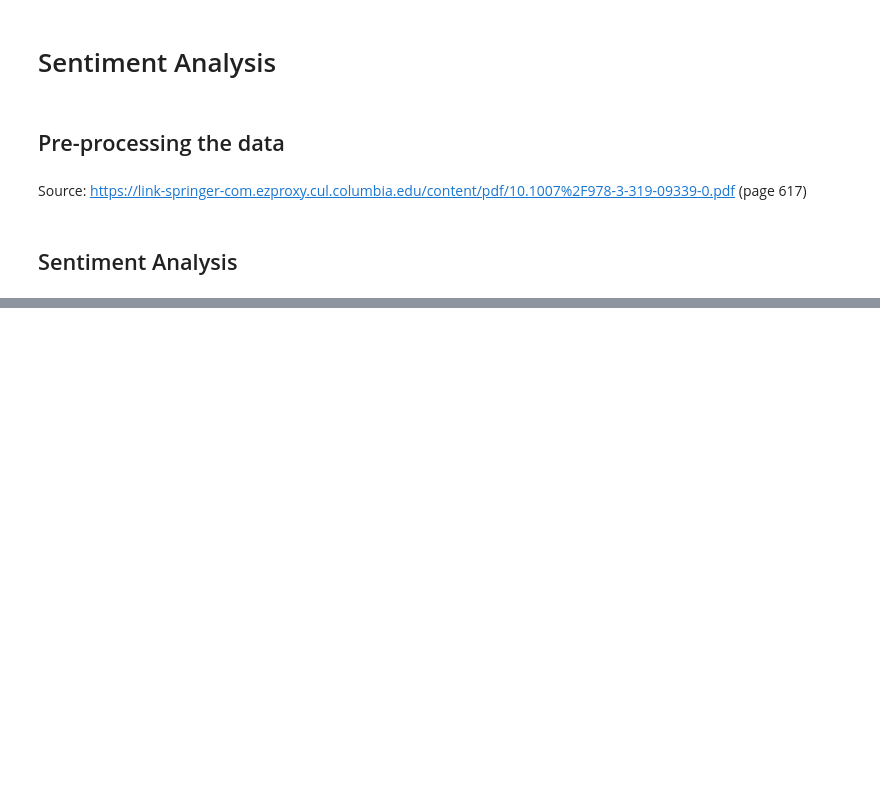
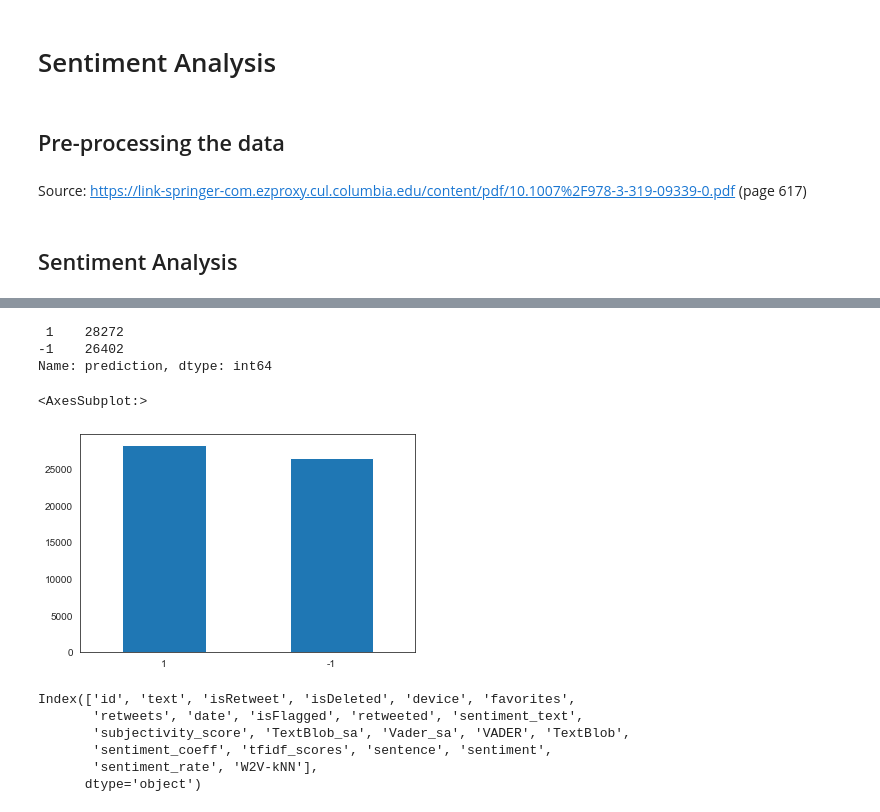
Before and after one commit to TZstatsADS/Spring2021-Project5-group2, a Jupyter notebook: doc/Sentiment Analysis.ipynb, the cells around one changed output, grey strips where cells are left out. Drawn from its saved outputs; the diff is of its cells as text; code cells hidden in the pictures; blank space fills up the shorter version.

```diff
--- a/doc/Sentiment Analysis.ipynb
+++ b/doc/Sentiment Analysis.ipynb
@@ -272,0 +489,4 @@ df.to_csv(r'../output/sentiment_analysis_clean.csv', index = False)
+# %%
+%%time
+replaced_tfidf_scores = file_weighting.apply(lambda x: replace_tfidf_words(x, transformed, features), axis=1)
+#this step takes around 3-4 minutes minutes to calculate
@@ -272,0 +496,19 @@ df.to_csv(r'../output/sentiment_analysis_clean.csv', index = False)
+# %%
+def replace_sentiment_words(word, sentiment_dict):
+    '''
+    replacing each word with its associated sentiment score from sentiment dict
+    '''
+    try:
+        out = sentiment_dict[word]
+    except KeyError:
+        out = 0
+    return out
+# %%
+replaced_closeness_scores = file_weighting.sentiment_text.apply(lambda x: list(map(lambda y: replace_sentiment_words(y, sentiment_dict), x.split())))
+# %%
+replacement_df = pd.DataFrame(data=[replaced_closeness_scores, replaced_tfidf_scores, file_weighting.sentiment_text, file_weighting.VADER]).T
+replacement_df.columns = ['sentiment_coeff', 'tfidf_scores', 'sentence', 'sentiment']
+replacement_df['sentiment_rate'] = replacement_df.apply(lambda x: np.array(x.loc['sentiment_coeff']) @ np.array(x.loc['tfidf_scores']), axis=1)
+replacement_df['prediction'] = (replacement_df.sentiment_rate>0).astype('int8')
+replacement_df['sentiment'] = [1 if i==1 else -1 for i in replacement_df.sentiment]
+replacement_df['prediction'].replace(0,-1, inplace=True)
@@ -272,0 +524,22 @@ df.to_csv(r'../output/sentiment_analysis_clean.csv', index = False)
+# %%
+replacement_df.prediction.value_counts()
+# %% [output]
+ 1    28272
+-1    26402
+Name: prediction, dtype: int64
+# %%
+replacement_df.prediction.value_counts().plot(kind='bar', rot=0)
+# %% [output]
+<AxesSubplot:>
+[figure, added]
+# %%
+df_merged = pd.concat([df_tweets, replacement_df], axis=1)
+df_merged.rename(columns={"prediction": "W2V-kNN"}, inplace=True)
+df_merged.columns
+# %% [output]
+Index(['id', 'text', 'isRetweet', 'isDeleted', 'device', 'favorites',
+       'retweets', 'date', 'isFlagged', 'retweeted', 'sentiment_text',
+       'subjectivity_score', 'TextBlob_sa', 'Vader_sa', 'VADER', 'TextBlob',
+       'sentiment_coeff', 'tfidf_scores', 'sentence', 'sentiment',
+       'sentiment_rate', 'W2V-kNN'],
+      dtype='object')
```
Also changed, not shown: parts of 41 cells of this notebook, 5 other files.
